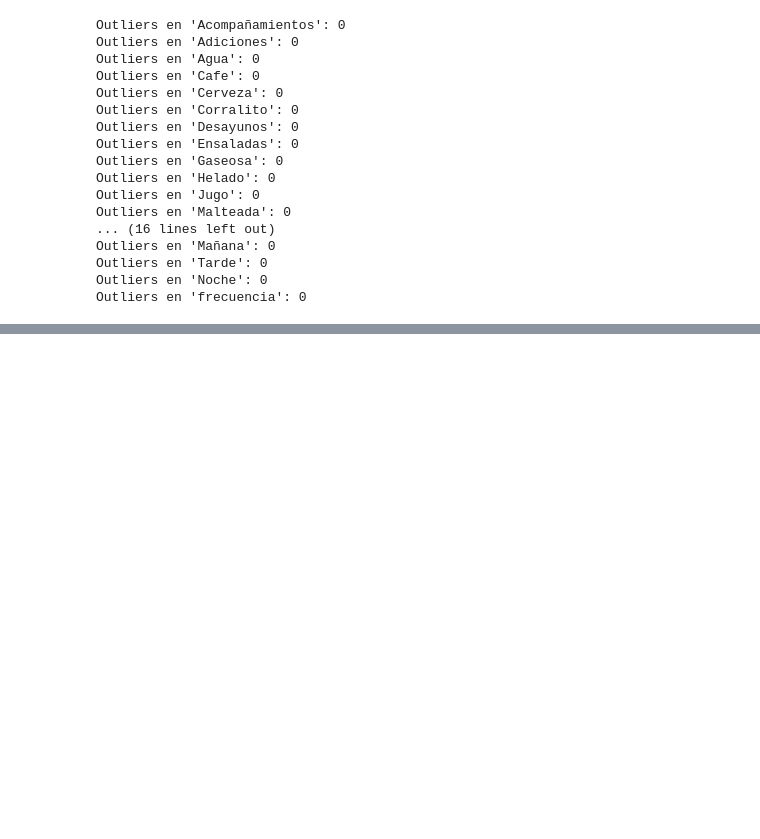
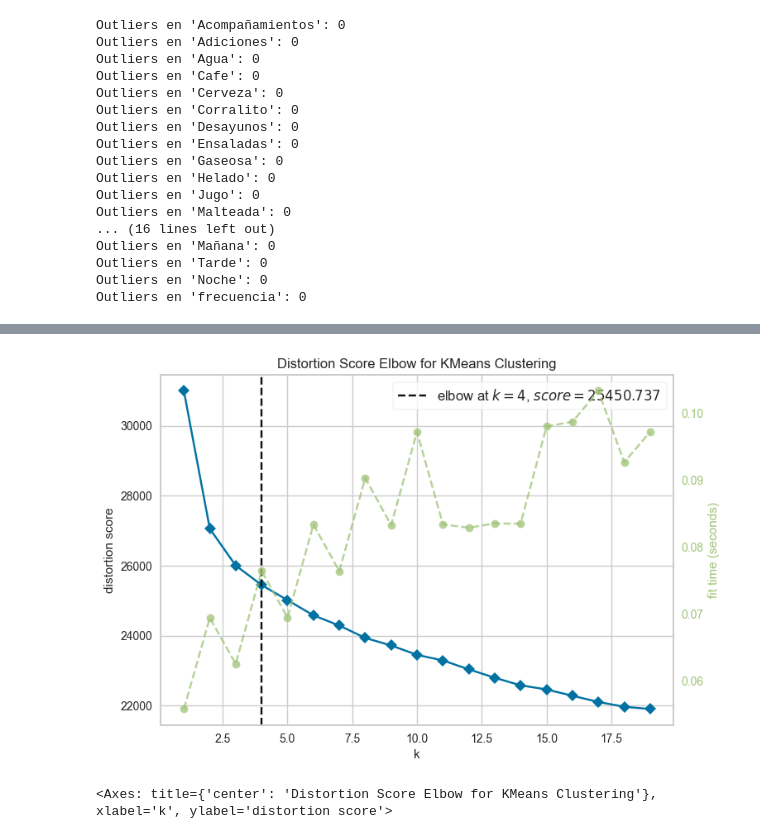
Before and after one commit to jseb4s/fast_food_challenge, a Jupyter notebook: descriptive.ipynb, the cells around one changed output, grey strips where cells are left out. Saved outputs shown, nothing was run; the diff lists cells and outputs as text; code cells hidden in the pictures; blank space fills up the shorter version.

Commit message:
cluster analysis and slides upload

```diff
--- a/descriptive.ipynb
+++ b/descriptive.ipynb
@@ -592,0 +772,8 @@ Outliers en 'frecuencia': 0
+# %%
+from sklearn.preprocessing import StandardScaler
+escala=StandardScaler(with_mean=True, with_std=True)
+escala.fit(df)
+df_estand = escala.transform(df)
+# %%
+df_estand = pd.DataFrame(df_estand, index=df.index)
+df_estand.columns = df.columns
@@ -592,0 +795,11 @@ Outliers en 'frecuencia': 0
+# %%
+from yellowbrick.cluster import KElbowVisualizer
+from yellowbrick.cluster import silhouette_visualizer
+model = KMeans(n_init=10)
+visualizer = KElbowVisualizer(model, k=(1,20))
+
+visualizer.fit(df_estand)        # Fit the data to the visualizer
+visualizer.show()
+# %% [output]
+[figure, added]
+<Axes: title={'center': 'Distortion Score Elbow for KMeans Clustering'}, xlabel='k', ylabel='distortion score'>
```
Also changed, not shown: parts of 39 cells of this notebook, 1 other file.
